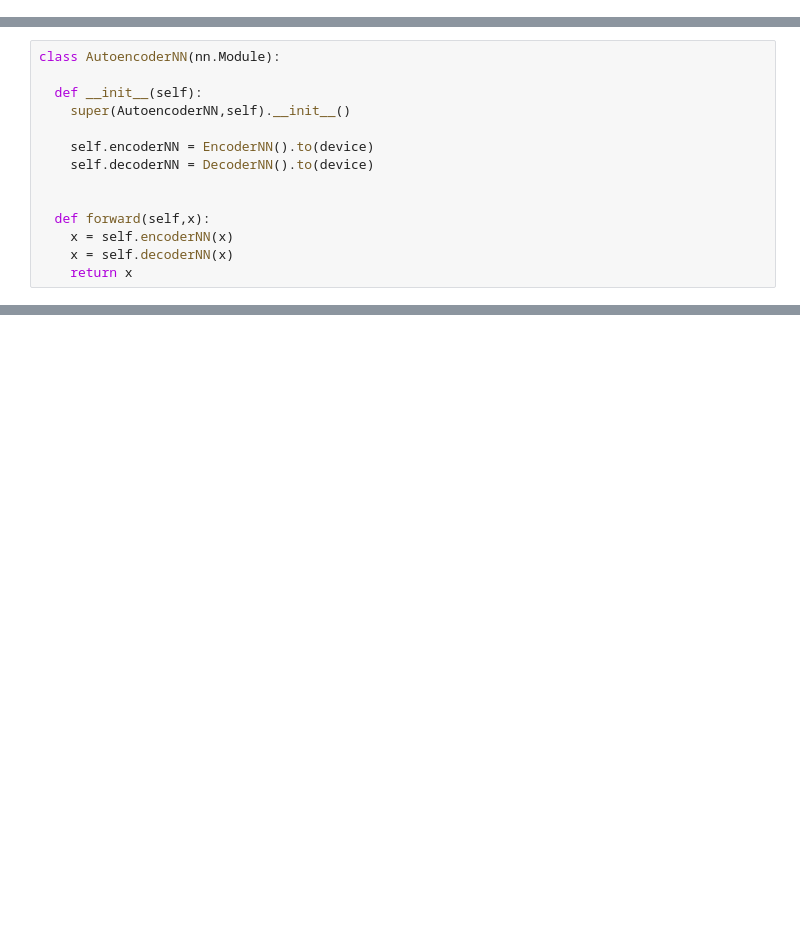
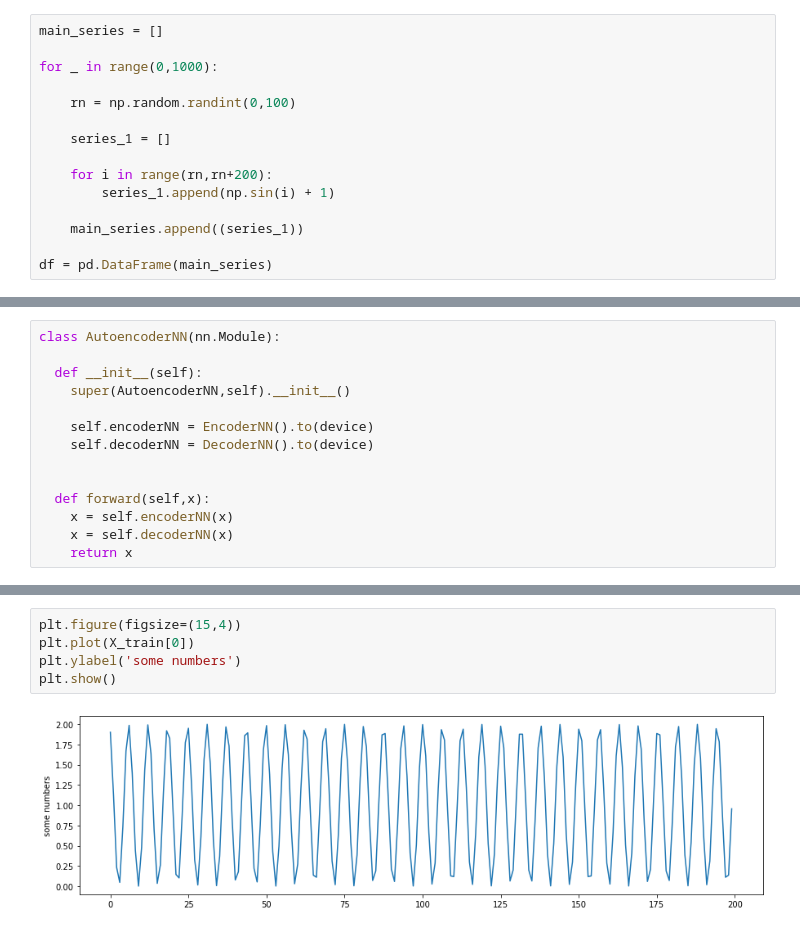
Before and after one commit to llNeeleshll/autoencoders, a Jupyter notebook: autoencoders_pytorch.ipynb, the cells around one changed output, grey strips where cells are left out. Saved outputs shown, nothing was run; the diff lists cells and outputs as text; blank space fills up the shorter version.

```diff
--- a/autoencoders_pytorch.ipynb
+++ b/autoencoders_pytorch.ipynb
@@ -17,0 +36,15 @@ df = pd.read_csv(r"C:\Users\nevishwakarma\Documents\Projects\Exelon\London_Datas
+# %%
+main_series = []
+
+for _ in range(0,1000):
+
+    rn = np.random.randint(0,100)
+
+    series_1 = []
+
+    for i in range(rn,rn+200):
+        series_1.append(np.sin(i) + 1)
+
+    main_series.append((series_1))
+
+df = pd.DataFrame(main_series)
@@ -238,0 +246,7 @@ plt.show()
+# %%
+plt.figure(figsize=(15,4))
+plt.plot(X_train[0])
+plt.ylabel('some numbers')
+plt.show()
+# %% [output]
+[figure, added]
```
Also changed, not shown: parts of 37 cells of this notebook, 10 other files.
